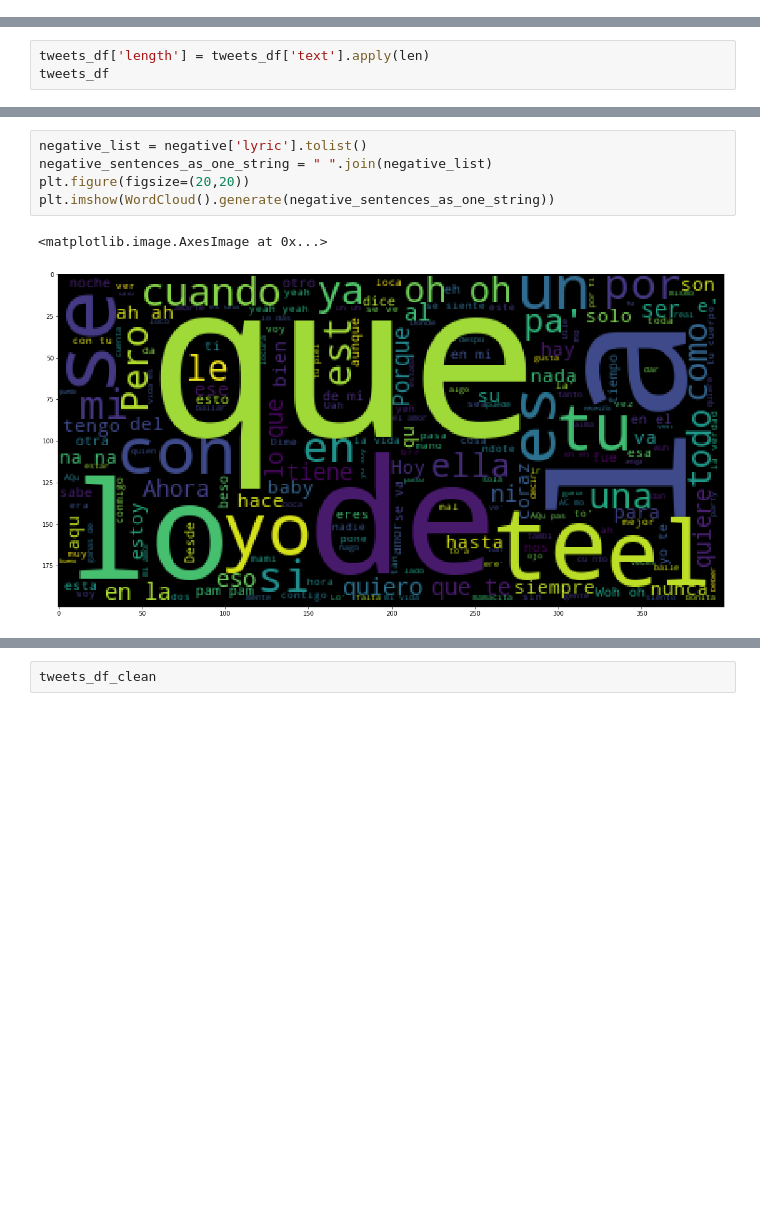
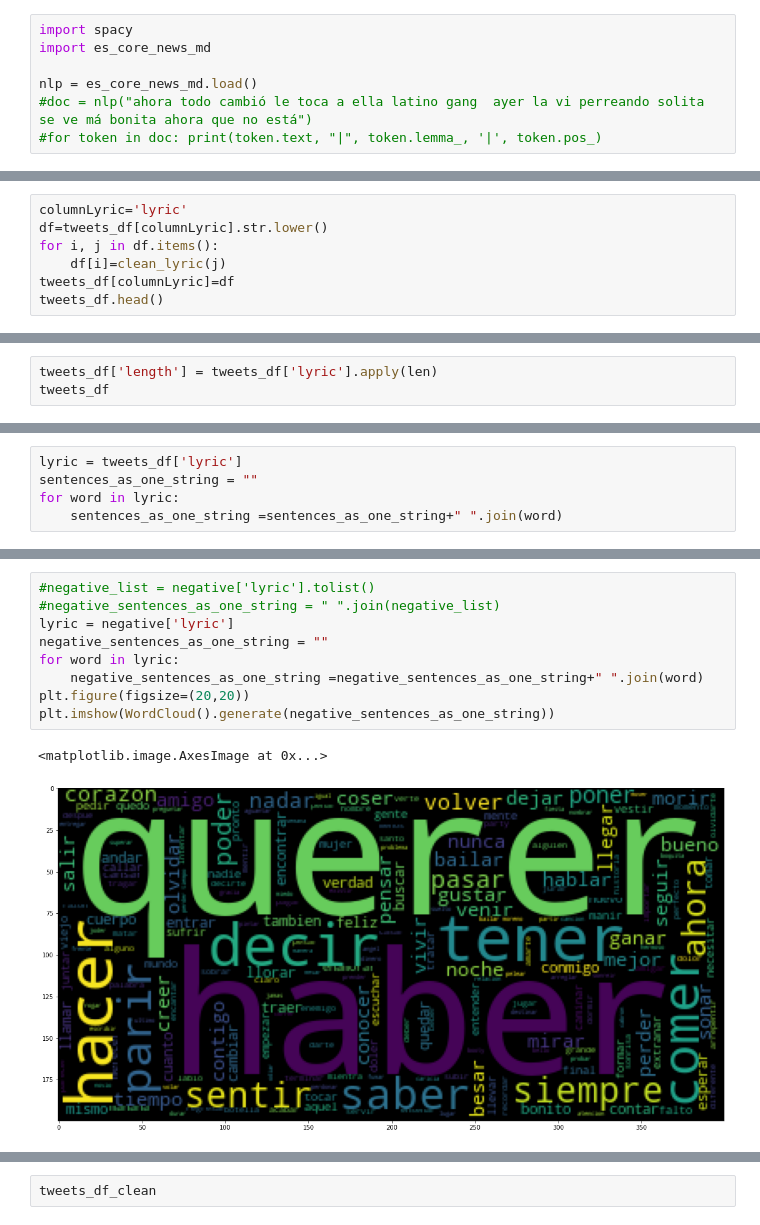
Before and after one commit to Hecramco/NLP_Violencia-en-musica-, a Jupyter notebook: mubel-song-lyrics.ipynb, the cells around one changed output, grey strips where cells are left out. Saved outputs shown, nothing was run; the diff lists cells and outputs as text; blank space fills up the shorter version.

Commit message:
preprocessing: clean lemmatización stopwords
preprocessing:
clean
lemmatización
stopwords

```diff
--- a/mubel-song-lyrics.ipynb
+++ b/mubel-song-lyrics.ipynb
@@ -37,0 +81,7 @@ tweets_df.describe
+# %%
+import spacy
+import es_core_news_md
+
+nlp = es_core_news_md.load()
+#doc = nlp("ahora todo cambió le toca a ella latino gang  ayer la vi perreando solita  se ve má bonita ahora que no está")
+#for token in doc: print(token.text, "|", token.lemma_, '|', token.pos_)
@@ -37,0 +142,7 @@ tweets_df.describe
+# %%
+columnLyric='lyric'
+df=tweets_df[columnLyric].str.lower()
+for i, j in df.items():
+    df[i]=clean_lyric(j)
+tweets_df[columnLyric]=df
+tweets_df.head()
@@ -91,4 +198,4 @@ KeyError: 'klass'
 # %%
-tweets_df['length'] = tweets_df['text'].apply(len)
+tweets_df['length'] = tweets_df['lyric'].apply(len)
 tweets_df
 # %% [output]
@@ -214,3 +286,8 @@ sentences_as_one_string = " ".join(sentences)
+# %%
+lyric = tweets_df['lyric']
+sentences_as_one_string = ""
+for word in lyric:
+    sentences_as_one_string =sentences_as_one_string+" ".join(word)
 # %%
 !pip install WordCloud
 from wordcloud import WordCloud
@@ -232,8 +310,12 @@ Requirement already satisfied: six in /Users/leobardomorales/miniconda3/envs/act
 # %%
-negative_list = negative['lyric'].tolist()
-negative_sentences_as_one_string = " ".join(negative_list)
+#negative_list = negative['lyric'].tolist()
+#negative_sentences_as_one_string = " ".join(negative_list)
+lyric = negative['lyric']
+negative_sentences_as_one_string = ""
+for word in lyric:
+    negative_sentences_as_one_string =negative_sentences_as_one_string+" ".join(word)
 plt.figure(figsize=(20,20))
 plt.imshow(WordCloud().generate(negative_sentences_as_one_string))
 # %% [output]
 <matplotlib.image.AxesImage at 0x...>
-[figure, old version]
+[figure, new version]
```
Also changed, not shown: parts of 28 cells of this notebook, 1 other file.
